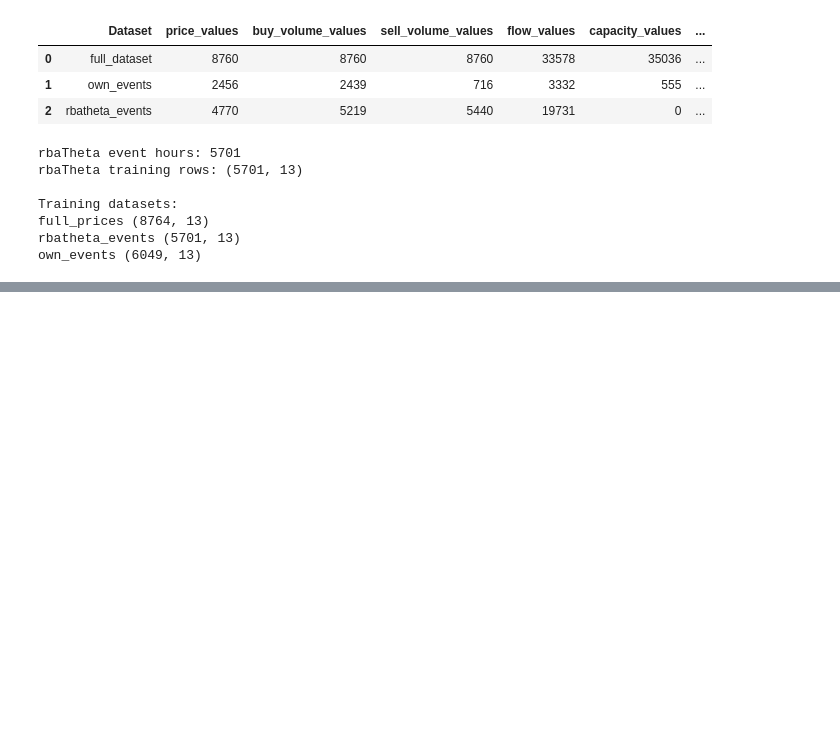
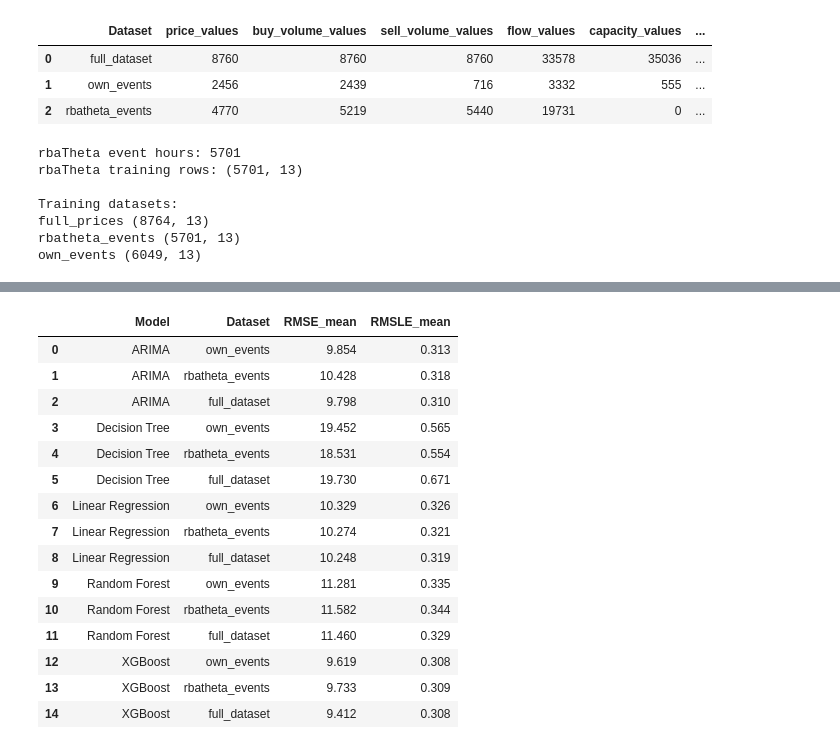
Before and after one commit to huugoox/tfg, a Jupyter notebook: notebooks/Analysis/0X_CommonModel.ipynb, the cells around one changed output, grey strips where cells are left out. Drawn from its saved outputs; the diff is of its cells as text; code cells hidden in the pictures; blank space fills up the shorter version.

```diff
--- a/notebooks/Analysis/0X_CommonModel.ipynb
+++ b/notebooks/Analysis/0X_CommonModel.ipynb
@@ -1579,0 +1861,31 @@ for model_name in plot_df["Model"].unique():
+# %%
+presentation_table = average_performance_table[
+    [
+        "Model",
+        "Dataset",
+        "RMSE_mean",
+        "RMSLE_mean",
+    ]
+].copy()
+
+presentation_table["RMSE_mean"] = presentation_table["RMSE_mean"].round(3)
+presentation_table["RMSLE_mean"] = presentation_table["RMSLE_mean"].round(3)
+
+presentation_table
+# %% [output]
+|  | Model | Dataset | RMSE_mean | RMSLE_mean |
+| 0 | ARIMA | own_events | 9.854 | 0.313 |
+| 1 | ARIMA | rbatheta_events | 10.428 | 0.318 |
+| 2 | ARIMA | full_dataset | 9.798 | 0.310 |
+| 3 | Decision Tree | own_events | 19.452 | 0.565 |
+| 4 | Decision Tree | rbatheta_events | 18.531 | 0.554 |
+| 5 | Decision Tree | full_dataset | 19.730 | 0.671 |
+| 6 | Linear Regression | own_events | 10.329 | 0.326 |
+| 7 | Linear Regression | rbatheta_events | 10.274 | 0.321 |
+| 8 | Linear Regression | full_dataset | 10.248 | 0.319 |
+| 9 | Random Forest | own_events | 11.281 | 0.335 |
+| 10 | Random Forest | rbatheta_events | 11.582 | 0.344 |
+| 11 | Random Forest | full_dataset | 11.460 | 0.329 |
+| 12 | XGBoost | own_events | 9.619 | 0.308 |
+| 13 | XGBoost | rbatheta_events | 9.733 | 0.309 |
+| 14 | XGBoost | full_dataset | 9.412 | 0.308 |
```
Also changed, not shown: parts of 13 cells of this notebook.
